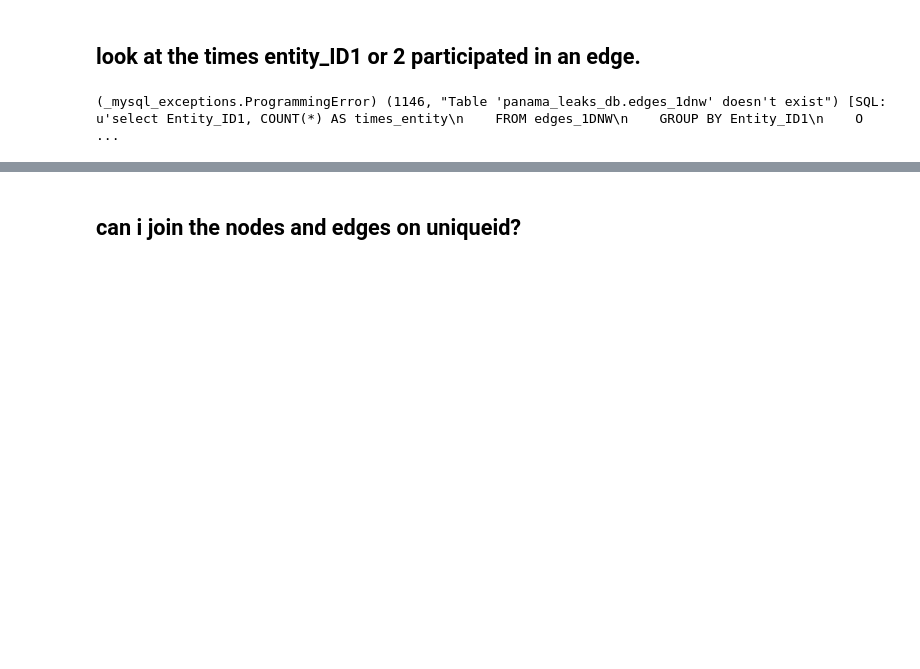
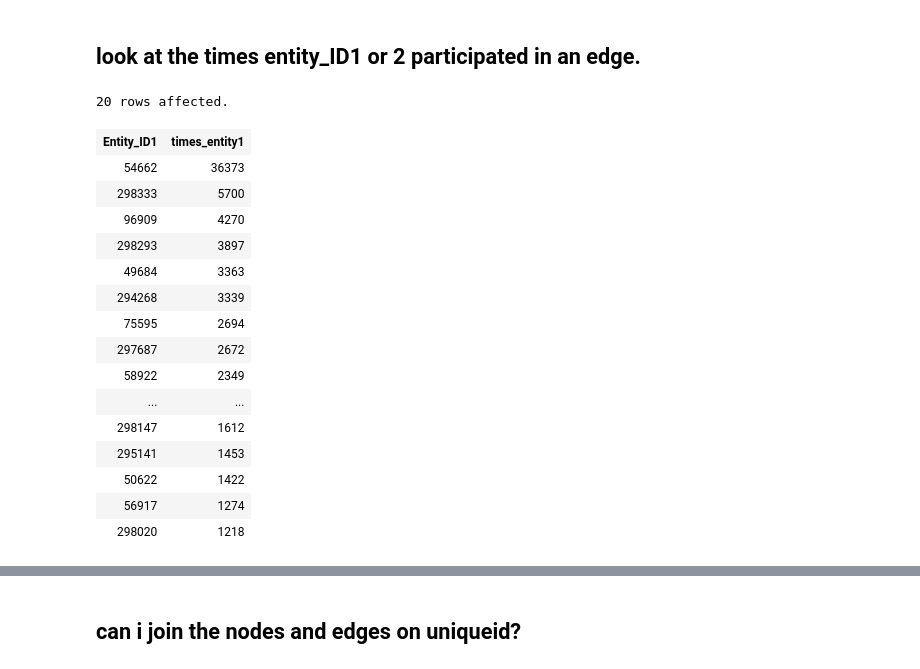
Before and after one commit to stephgline/sql_challenge_exploring_offshoreleaks, a Jupyter notebook: 4.8.16panama_papers.ipynb, the cells around one changed output, grey strips where cells are left out. Saved outputs shown, nothing was run; the diff lists cells and outputs as text; code cells hidden in the pictures; blank space fills up the shorter version.

```diff
--- a/4.8.16panama_papers.ipynb
+++ b/4.8.16panama_papers.ipynb
@@ -314,13 +340,29 @@ select * from edges_1DNW2 limit 10; #are entity IDs node ids?
 ## look at the times entity_ID1 or 2 participated in an edge.
 # %%
 %%sql
-select Entity_ID1, COUNT(*) AS times_entity
-    FROM edges_1DNW
+select Entity_ID1, COUNT(*) AS times_entity1
+    FROM edges_1DNW2
     GROUP BY Entity_ID1
-    ORDER BY times_entity DESC
+    ORDER BY times_entity1 DESC
     limit 20;
 # %% [output]
-(_mysql_exceptions.ProgrammingError) (1146, "Table 'panama_leaks_db.edges_1dnw' doesn't exist") [SQL: u'select Entity_ID1, COUNT(*) AS times_entity\n    FROM edges_1DNW\n    GROUP BY Entity_ID1\n    O ...
+20 rows affected.
+| Entity_ID1 | times_entity1 |
+| 54662 | 36373 |
+| 298333 | 5700 |
+| 96909 | 4270 |
+| 298293 | 3897 |
+| 49684 | 3363 |
+| 294268 | 3339 |
+| 75595 | 2694 |
+| 297687 | 2672 |
+| 58922 | 2349 |
+| ... | ... |
+| 298147 | 1612 |
+| 295141 | 1453 |
+| 50622 | 1422 |
+| 56917 | 1274 |
+| 298020 | 1218 |
 # %%
 %%sql
 select Entity_ID2, COUNT(*) AS times_entity2
```
Also changed, not shown: parts of 15 cells of this notebook.
